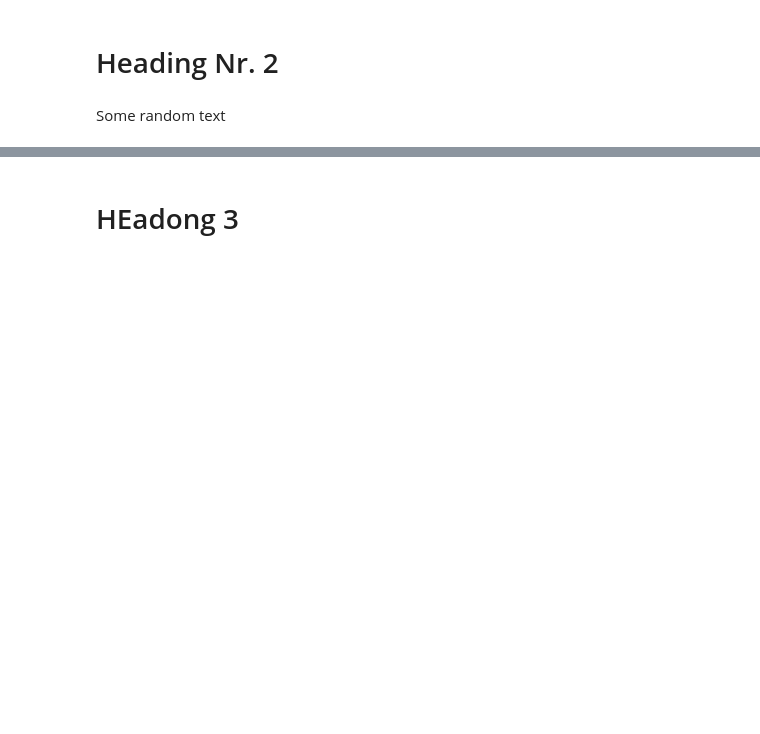
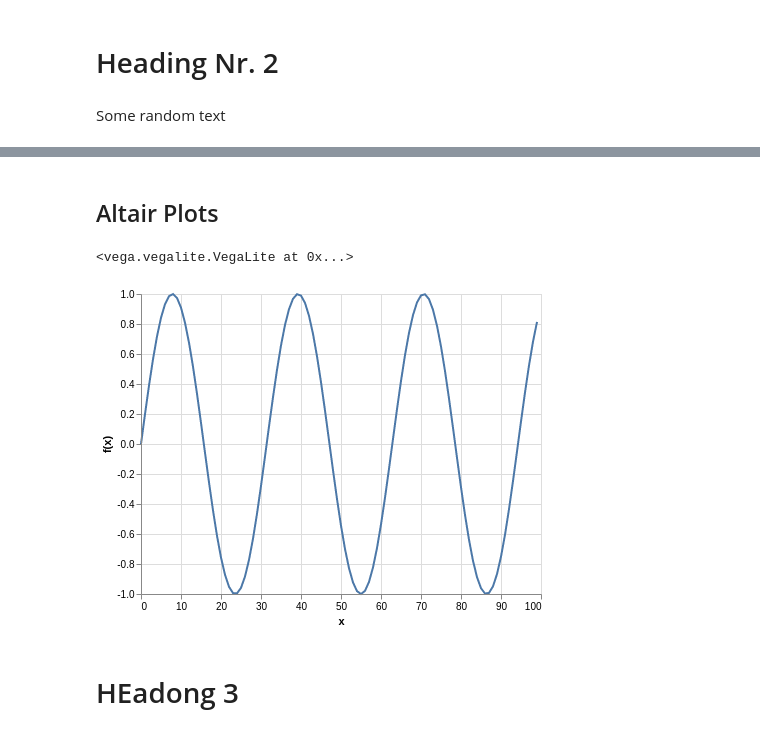
Before and after one commit to markusmeingast/Satellite-Classifier, a Jupyter notebook: index.ipynb, the cells around one changed output, grey strips where cells are left out. Cells and saved outputs as stored; diff of their text form; code cells hidden in the pictures; blank space fills up the shorter version.

```diff
--- a/index.ipynb
+++ b/index.ipynb
@@ -109,3 +150,19 @@ asdasd
+# %% [markdown]
+## Altair Plots
+# %%
+x = np.arange(100)
+source = pd.DataFrame({
+  'x': x,
+  'f(x)': np.sin(x / 5)
+})
+
+alt.Chart(source).mark_line().encode(
+    x='x',
+    y='f(x)'
+)
+# %% [output]
+<vega.vegalite.VegaLite at 0x...>
+[figure, added]
 # %% [markdown]
 # HEadong 3
 # %% [markdown]
```
Also changed, not shown: parts of 8 cells of this notebook, 1 other file.
